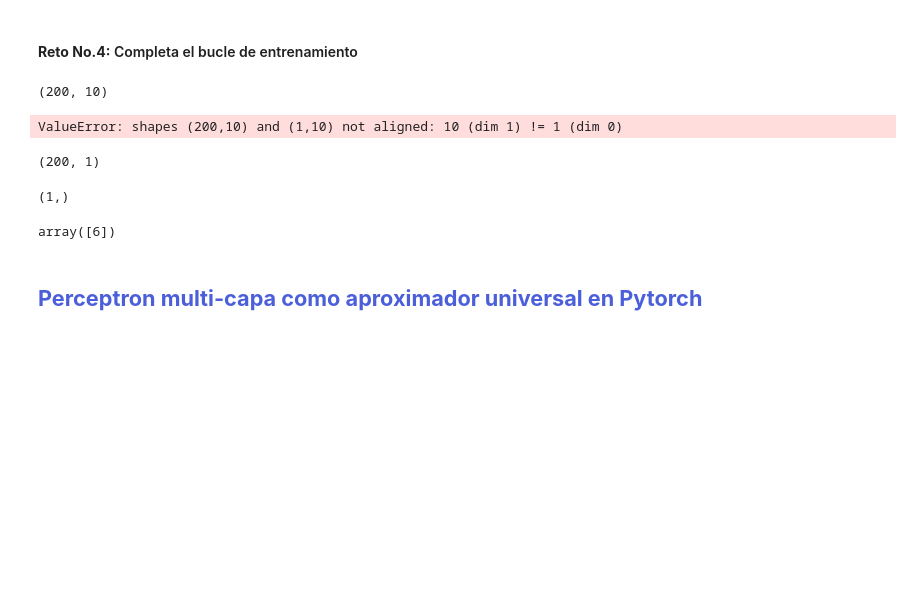
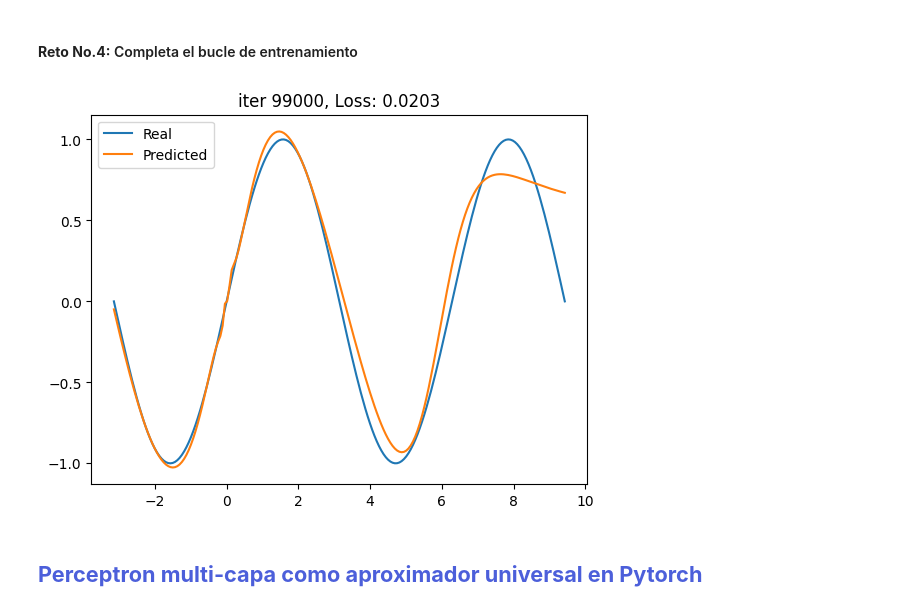
Before and after one commit to Majinka10/Hands-on-Computer-Vision, a Jupyter notebook: Sesiones/Sesion3/Sesion3_1_DeepLearning.ipynb, the cells around one changed output. Saved outputs shown, nothing was run; the diff lists cells and outputs as text; code cells hidden in the pictures; blank space fills up the shorter version.

```diff
--- a/Sesiones/Sesion3/Sesion3_1_DeepLearning.ipynb
+++ b/Sesiones/Sesion3/Sesion3_1_DeepLearning.ipynb
@@ -60,7 +56,7 @@ def tanh(x):
     return np.tanh(x)
 
 def tanh_derivative(x):
-    return np.arccos(x)**2
+    return 1-np.tanh(x)**2
 # %% [markdown]
 ### <font color="4C5FDA"> **Parametros del perceptron multi-capa** </font>
 # %% [markdown]
@@ -159,7 +147,6 @@ for iter in range(iters):
     # *********************
     z1 = np.dot(x, W1) + b1
     a1 = tanh(z1)
-    print(a1.shape)
     z2 = np.dot(a1, W2) + b2
     y_pred = z2
 
@@ -168,53 +155,43 @@ for iter in range(iters):
     # ********************
     loss = mse_loss(y, y_pred) # ????
 
+
     # *********************
     # BACKWARD PASS
     # *********************
     d_loss = mse_loss_derivative(y, y_pred)
     d_z2 = d_loss
-    d_W2 = a1.T * d_z2  # ????
+    d_W2 = a1.T @ d_z2  # ????
     d_b2 = np.sum(d_z2, axis=0, keepdims=True) # ????
-    d_a1 = d_z2 * W2.T # ????
-    d_z1 = np.dot(tanh_derivative(z1), d_a1)
-    d_W1 = x.T*d_z1  # ????
+    d_a1 = d_z2 @ W2.T # ????
+    d_z1 = d_a1 * tanh_derivative(z1)
+    d_W1 = x.T @ d_z1  # ????
     d_b1 = np.sum(d_z1, axis=0)
 
     # ********************
     # WEIGHT UPDATES
     # ********************
+    # W1 = np.float64(W1)
+
     W1 -= learning_rate * d_W1
     b1 -= learning_rate * d_b1
     W2 -= learning_rate *  d_W2# ????
     b2 -= learning_rate * d_b2 # ????
 
 
     # ********************
     # PLOT PREDICTIONS
     # ********************
     # dont touch this
     if iter % 1000 == 0:
         clear_output(wait=True)
         plt.plot(x, y, label='Real')
         plt.plot(x, y_pred, label='Predicted')
         plt.title(f'iter {iter}, Loss: {loss:.4f}')
         plt.legend()
         plt.show()
 # %% [output]
-(200, 10)
-ValueError: shapes (200,10) and (1,10) not aligned: 10 (dim 1) != 1 (dim 0)
+[figure, added]
-# %%
-x.shape
-# %% [output]
-(200, 1)
-# %%
-W1.shape
-# %% [output]
-(1,)
-# %%
-W1
-# %% [output]
-array([6])
 # %% [markdown]
 ## <font color='#4C5FDA'>**Perceptron multi-capa como aproximador universal en Pytorch** </font> <a name="tema1">
 # %% [markdown]
```
Also changed, not shown: parts of 20 cells of this notebook.
